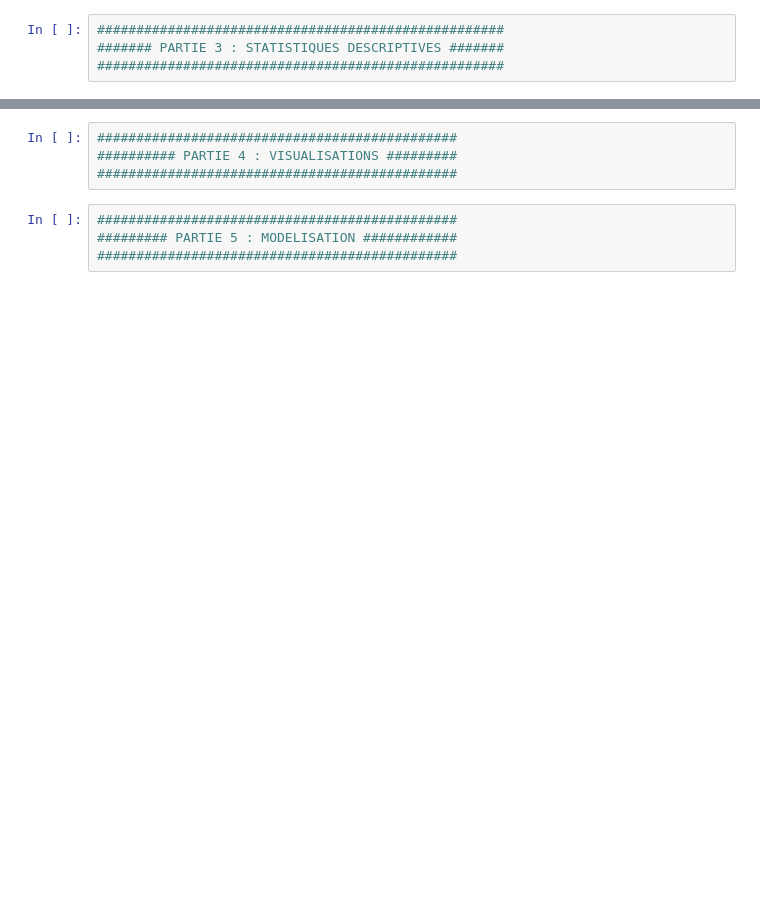
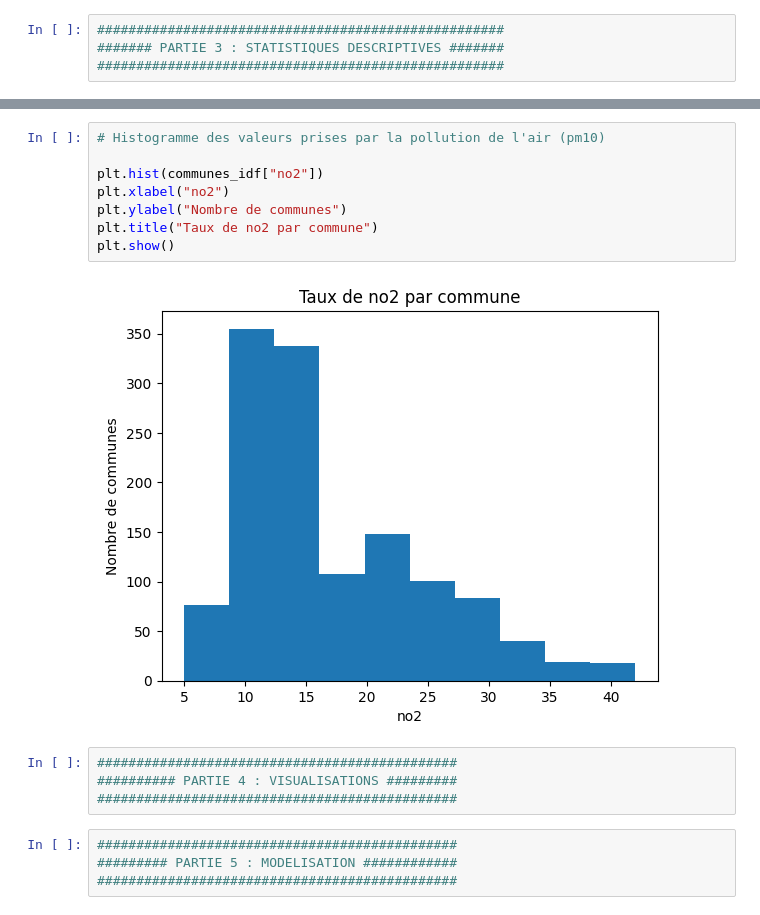
Before and after one commit to aurelianmoge/Projet-Python---ENSAE-2025, a Jupyter notebook: FICHIER PROPRE.ipynb, the cells around one changed output, grey strips where cells are left out. Cells and saved outputs as stored; diff of their text form; blank space fills up the shorter version.

```diff
--- a/FICHIER PROPRE.ipynb
+++ b/FICHIER PROPRE.ipynb
@@ -380,3 +420,13 @@ communes_idf.shape
+# %%
+# Histogramme des valeurs prises par la pollution de l'air (pm10)
+
+plt.hist(communes_idf["no2"])
+plt.xlabel("no2")
+plt.ylabel("Nombre de communes")
+plt.title("Taux de no2 par commune")
+plt.show()
+# %% [output]
+[figure, added]
 # %%
 ##############################################
 ########## PARTIE 4 : VISUALISATIONS #########
```
Also changed, not shown: parts of 6 cells of this notebook.
